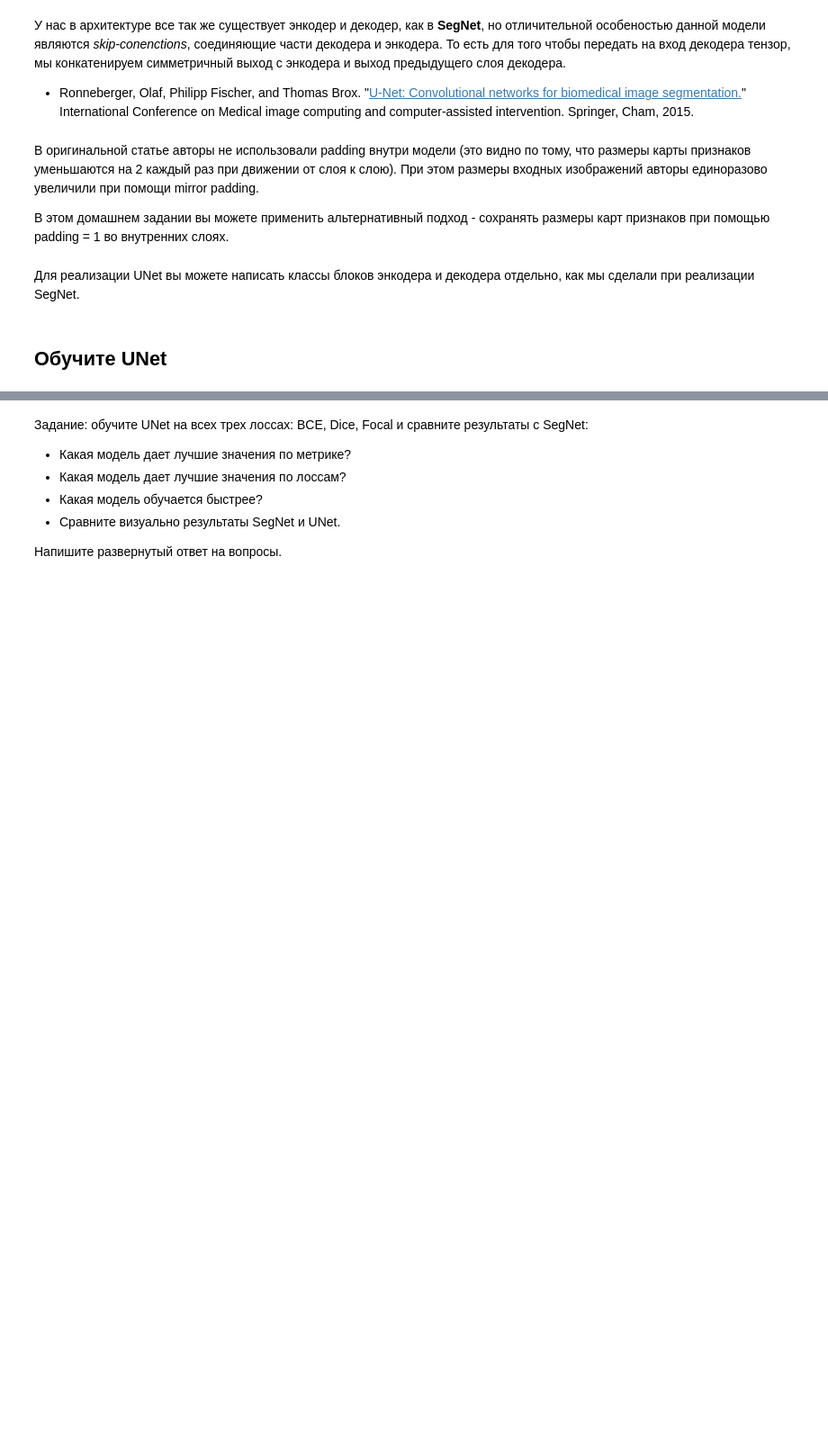
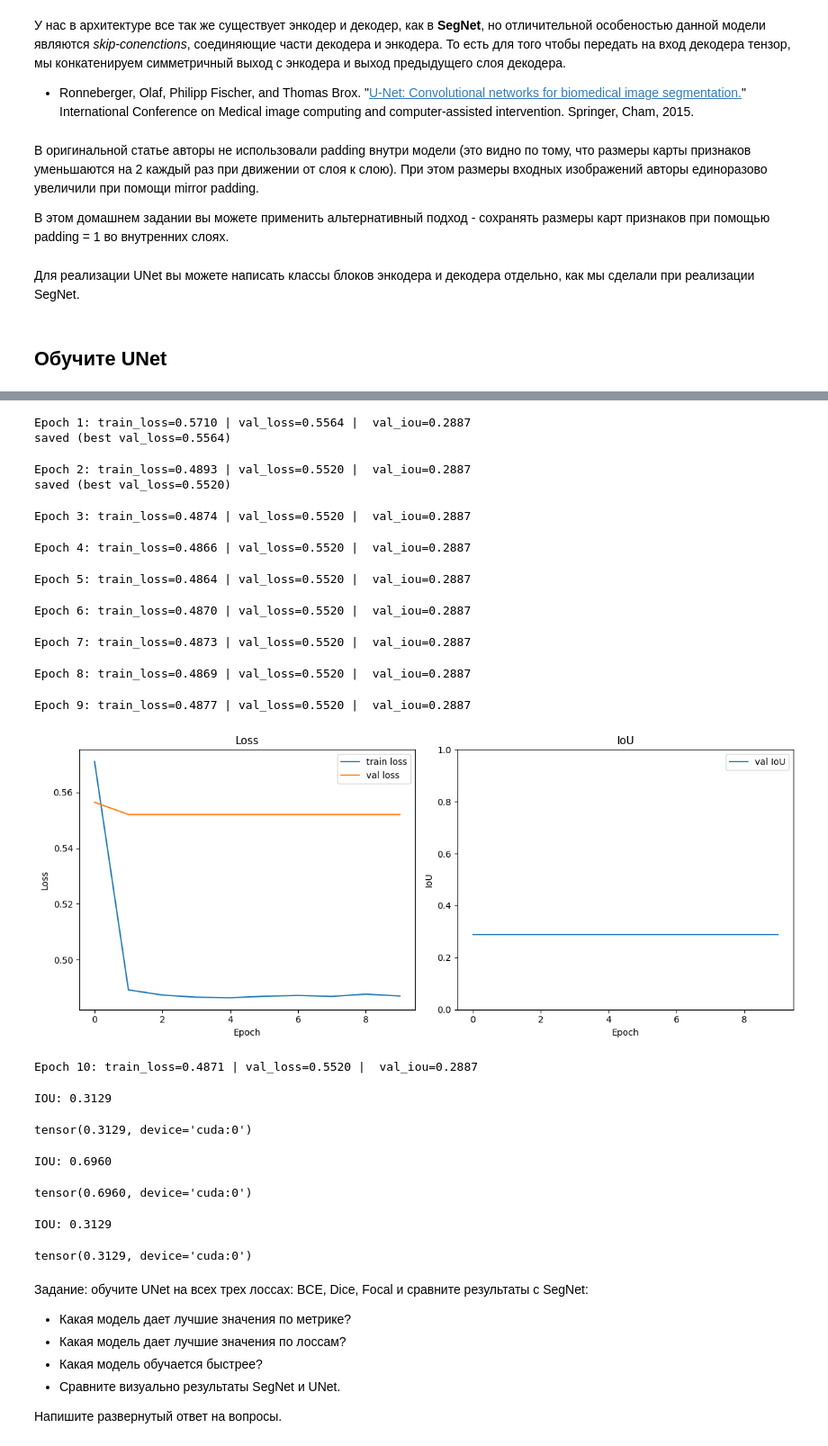
Before and after one commit to blckvia/DeepLearningSchool, a Jupyter notebook: week_08_semantic_segmentation/Homework/hw_6_semantic_segmentation.ipynb, the cells around one changed output, grey strips where cells are left out. Shown at 90% size. Saved outputs shown, nothing was run; the diff lists cells and outputs as text; code cells hidden in the pictures; blank space fills up the shorter version.

```diff
--- a/week_08_semantic_segmentation/Homework/hw_6_semantic_segmentation.ipynb
+++ b/week_08_semantic_segmentation/Homework/hw_6_semantic_segmentation.ipynb
@@ -894,3 +1097,81 @@ unet_model = UNet().to(device)
+# %%
+model_Unet_focal = UNet(in_channels=3).to(device)
+criterion_focal = smp.losses.FocalLoss(mode='binary')
+optimizer = optim.AdamW(model_Unet_focal.parameters(), lr=1e-3, weight_decay=5e-2)
+# %%
+epochs = 10
+scheduler = optim.lr_scheduler.CosineAnnealingLR(optimizer, T_max=epochs)
+
+best_val_loss, best_val_iou = float('inf'), 0
+total_train_loss, total_val_loss, total_val_iou = [], [], []
+
+for epoch in range(epochs):
+  model_Unet_focal, train_loss = train(model_Unet_focal, optimizer, criterion, train_dataloader, device)
+  model_Unet_focal, val_loss, val_iou = validate(model_Unet_focal, criterion, valid_dataloader, device)
+  scheduler.step()
+
+  total_train_loss.append(train_loss)
+  total_val_loss.append(val_loss)
+  total_val_iou.append(val_iou)
+
+  if epoch == epochs - 1:
+    fig, (ax1, ax2) = plt.subplots(1, 2, figsize=(12, 5))
+
+    ax1.plot(total_train_loss, label='train loss')
+    ax1.plot(total_val_loss, label='val loss')
+    ax1.set_title("Loss")
+    ax1.set_xlabel("Epoch")
+    ax1.set_ylabel("Loss")
+    ax1.legend()
+
+    ax2.plot(total_val_iou, label='val IoU')
+    ax2.set_title("IoU")
+    ax2.set_xlabel("Epoch")
+    ax2.set_ylabel("IoU")
+    ax2.set_ylim(0, 1)
+    ax2.legend()
+
+    plt.tight_layout()
+    plt.show()
+
+  print(f"Epoch {epoch+1}: "
+        f"train_loss={train_loss:.4f} | "
+        f"val_loss={val_loss:.4f} | ",
+        f"val_iou={val_iou:.4f}")
+
+  if val_loss < best_val_loss:
+    best_val_loss = val_loss
+    torch.save(model_Unet_focal.state_dict(), "best_model_focal_unet.pt")
+    print(f"saved (best val_loss={val_loss:.4f})")
+# %% [output]
+Epoch 1: train_loss=0.5710 | val_loss=0.5564 |  val_iou=0.2887
+saved (best val_loss=0.5564)
+Epoch 2: train_loss=0.4893 | val_loss=0.5520 |  val_iou=0.2887
+saved (best val_loss=0.5520)
+Epoch 3: train_loss=0.4874 | val_loss=0.5520 |  val_iou=0.2887
+Epoch 4: train_loss=0.4866 | val_loss=0.5520 |  val_iou=0.2887
+Epoch 5: train_loss=0.4864 | val_loss=0.5520 |  val_iou=0.2887
+Epoch 6: train_loss=0.4870 | val_loss=0.5520 |  val_iou=0.2887
+Epoch 7: train_loss=0.4873 | val_loss=0.5520 |  val_iou=0.2887
+Epoch 8: train_loss=0.4869 | val_loss=0.5520 |  val_iou=0.2887
+Epoch 9: train_loss=0.4877 | val_loss=0.5520 |  val_iou=0.2887
+[figure, added]
+Epoch 10: train_loss=0.4871 | val_loss=0.5520 |  val_iou=0.2887
+# %%
+test(model_Unet, test_dataloader, device, "/content/best_model_dice_unet.pt")
+# %% [output]
+IOU: 0.3129
+tensor(0.3129, device='cuda:0')
+# %%
+test(model_Unet, test_dataloader, device, "/content/best_model_bce_unet.pt")
+# %% [output]
+IOU: 0.6960
+tensor(0.6960, device='cuda:0')
+# %%
+test(model_Unet, test_dataloader, device, "/content/best_model_focal_unet.pt")
+# %% [output]
+IOU: 0.3129
+tensor(0.3129, device='cuda:0')
 # %% [markdown]
 Задание: обучите UNet на всех трех лоссах: BCE, Dice, Focal и сравните результаты с SegNet:
 *   Какая модель дает лучшие значения по метрике?
```
Also changed, not shown: parts of 17 cells of this notebook.
